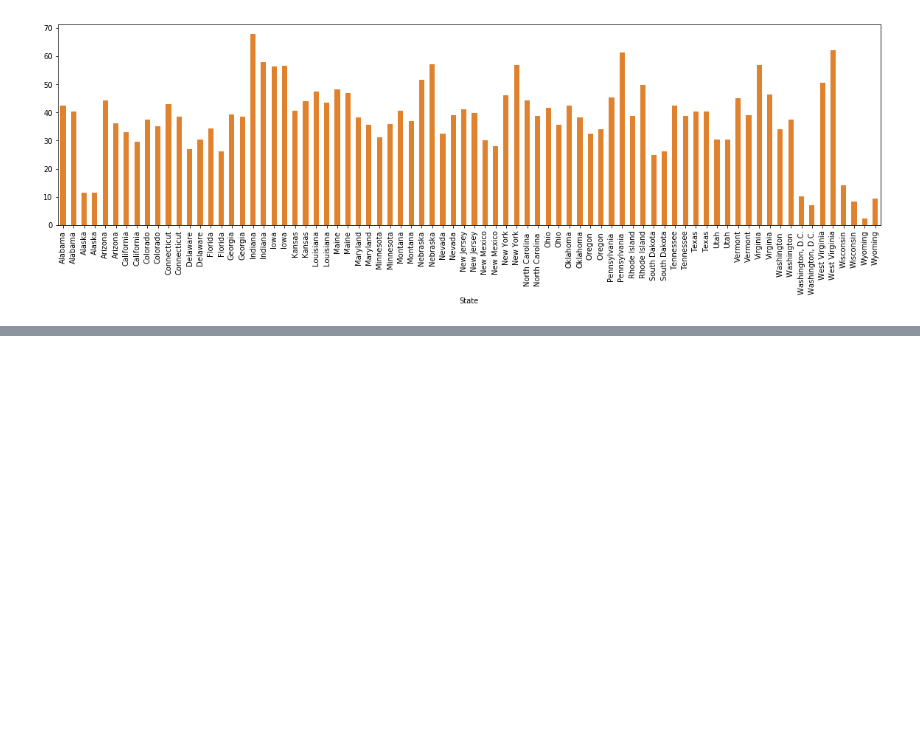
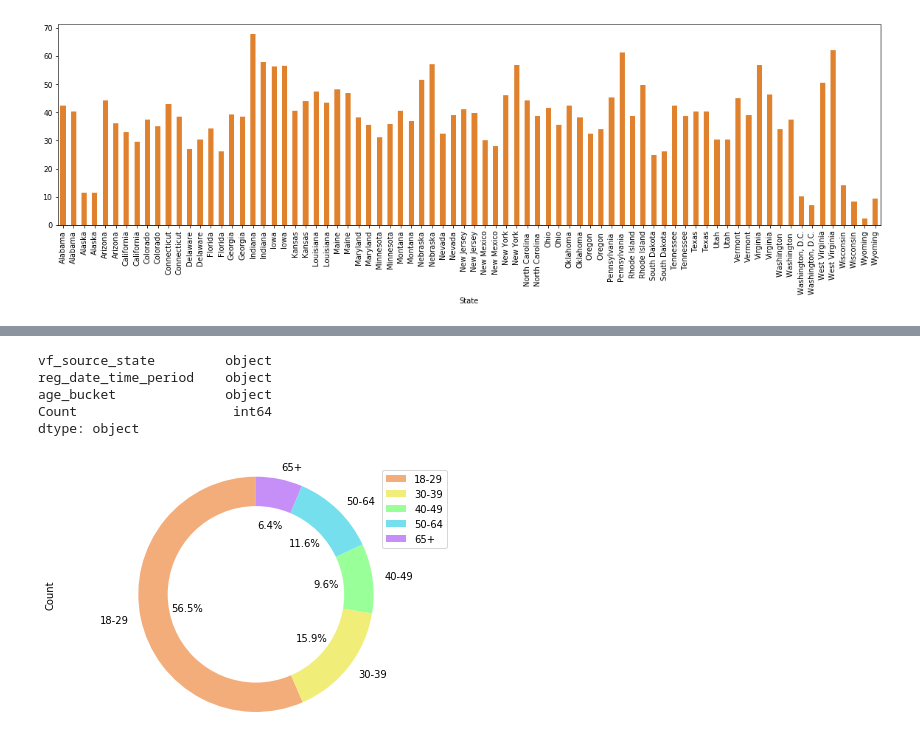
Before and after one commit to linleysanders/data-studio, a Jupyter notebook: Code/03-youth-vote/Youth Vote.ipynb, the cells around one changed output, grey strips where cells are left out. Drawn from its saved outputs; the diff is of its cells as text; code cells hidden in the pictures; blank space fills up the shorter version.

```diff
--- a/Code/03-youth-vote/Youth Vote.ipynb
+++ b/Code/03-youth-vote/Youth Vote.ipynb
@@ -100,0 +114,3 @@ pct_change.plot(kind='bar', x='State', y='Percent_Change', figsize=(17, 8), lege
+# %%
+iowa_count = count[(count['vf_source_state']=='IA')]
+iowa_count
@@ -100,0 +129,34 @@ pct_change.plot(kind='bar', x='State', y='Percent_Change', figsize=(17, 8), lege
+# %%
+iowa_count.dtypes
+# %% [output]
+vf_source_state         object
+reg_date_time_period    object
+age_bucket              object
+Count                    int64
+dtype: object
+# %%
+IAPre = iowa_count[(iowa_count['reg_date_time_period']=='Pre-Parkland')]
+IAPost = iowa_count[(iowa_count['reg_date_time_period']=='Post-Parkland')]
+# %%
+#IOWA NEW VOTERS BEFORE PARKLAND
+
+colors = ['#F3AD7B','#f1ed79','#99ff99','#76dfed', '#c68ff7']
+labels = ['18-29', '30-39', '40-49', '50-64', '65+']
+explode = (0.05, 0, 0, 0, 0)
+
+ax = IAPre.plot.pie(y='Count', colors=colors, labels=labels, autopct='%1.1f%%', startangle=90)
+
+#draw circle
+centre_circle = plt.Circle((0,0),0.75,fc='white')
+fig = plt.gcf()
+fig.gca().add_artist(centre_circle)
+
+ax.axis('equal')
+plt.tight_layout()
+
+matplotlib.rcParams['pdf.fonttype'] = 42
+matplotlib.rcParams['ps.fonttype'] = 42
+plt.savefig("Iowa_Pre.pdf")
+plt.show()
+# %% [output]
+[figure, added]
```
Also changed, not shown: parts of 5 cells of this notebook, 13 other files.
